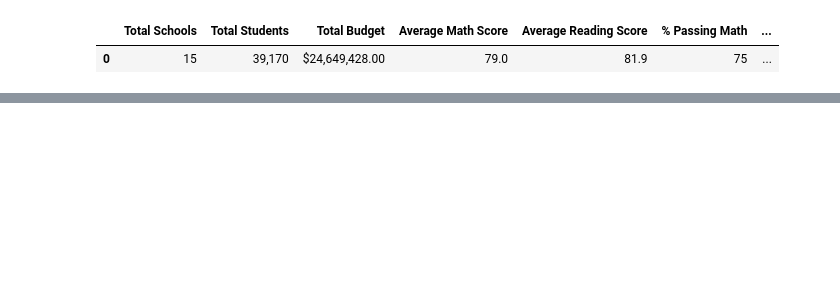
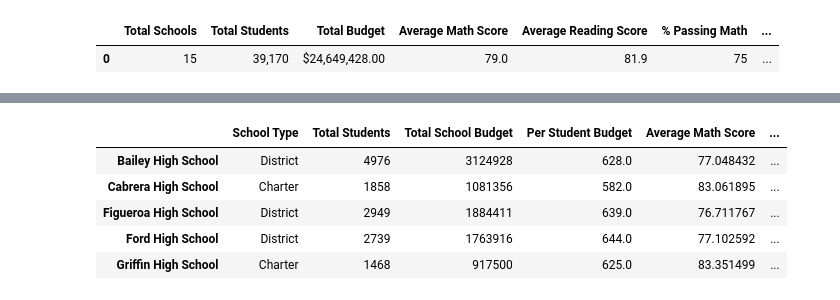
Before and after one commit to abiwat/School_District_Analysis, a Jupyter notebook: PyCitySchools.ipynb, the cells around one changed output, grey strips where cells are left out. Saved outputs shown, nothing was run; the diff lists cells and outputs as text; code cells hidden in the pictures; blank space fills up the shorter version.

Commit message:
Adding new DataFrame for school data

```diff
--- a/PyCitySchools.ipynb
+++ b/PyCitySchools.ipynb
@@ -365,0 +541,10 @@ district_summary_df
+# %%
+# Calculate the percentage of passing math and reading scores per school.
+per_school_passing_math = per_school_passing_math / per_school_counts * 100
+
+per_school_passing_reading = per_school_passing_reading / per_school_counts * 100
+# %%
+# Calculate the students who passed both math and reading.
+per_passing_math_reading = school_data_complete_df[(school_data_complete_df["math_score"] >= 70) & (school_data_complete_df["reading_score"] >= 70)]
+
+per_passing_math_reading.head()
@@ -365,0 +558,27 @@ district_summary_df
+# %%
+# Calculate the number of students who passed both math and reading.
+per_passing_math_reading = per_passing_math_reading.groupby(["school_name"]).count()["student_name"]
+# %%
+# Calculate the overall passing percentage.
+per_overall_passing_percentage = per_passing_math_reading / per_school_counts * 100
+# %%
+#Adding a list of values with keys to create a new DataFrame
+
+per_school_summary_df = pd.DataFrame({
+  "School Type": per_school_types,
+             "Total Students": per_school_counts,
+             "Total School Budget": per_school_budget,
+             "Per Student Budget": per_school_capita,
+             "Average Math Score": per_school_math,
+           "Average Reading Score": per_school_reading,
+           "% Passing Math": per_school_passing_math,
+           "% Passing Reading": per_school_passing_reading,
+           "% Overall Passing": per_overall_passing_percentage})
+per_school_summary_df.head()
+# %% [output]
+|  | School Type | Total Students | Total School Budget | Per Student Budget | Average Math Score | ... |
+| Bailey High School | District | 4976 | 3124928 | 628.0 | 77.048432 | ... |
+| Cabrera High School | Charter | 1858 | 1081356 | 582.0 | 83.061895 | ... |
+| Figueroa High School | District | 2949 | 1884411 | 639.0 | 76.711767 | ... |
+| Ford High School | District | 2739 | 1763916 | 644.0 | 77.102592 | ... |
+| Griffin High School | Charter | 1468 | 917500 | 625.0 | 83.351499 | ... |
```
Also changed, not shown: parts of 14 cells of this notebook.
